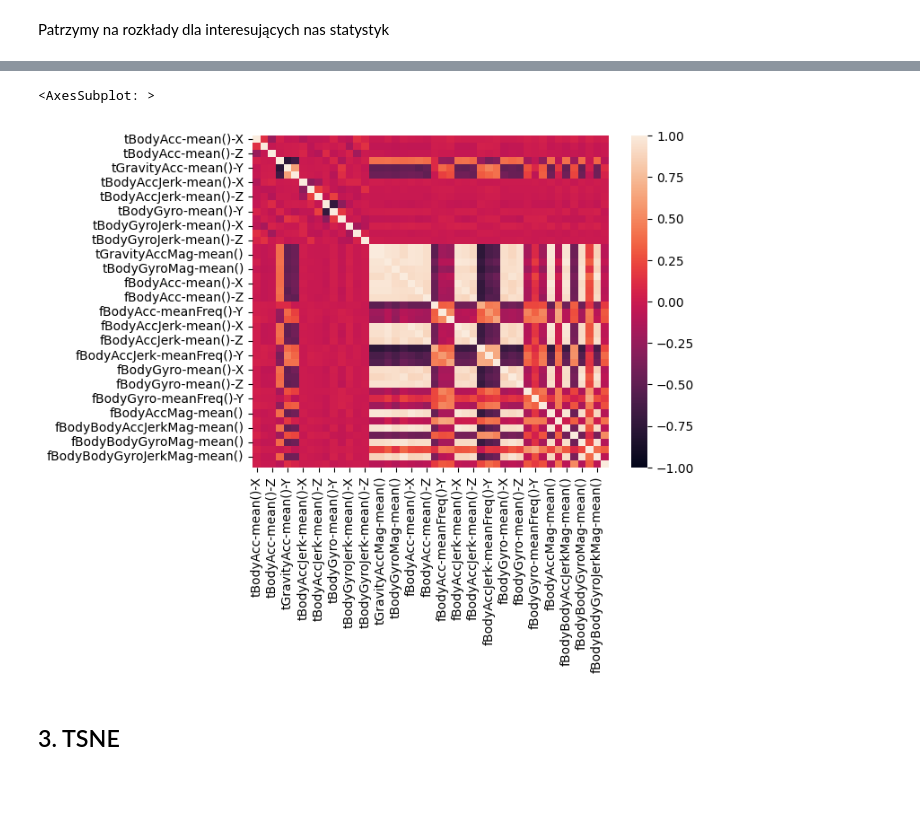
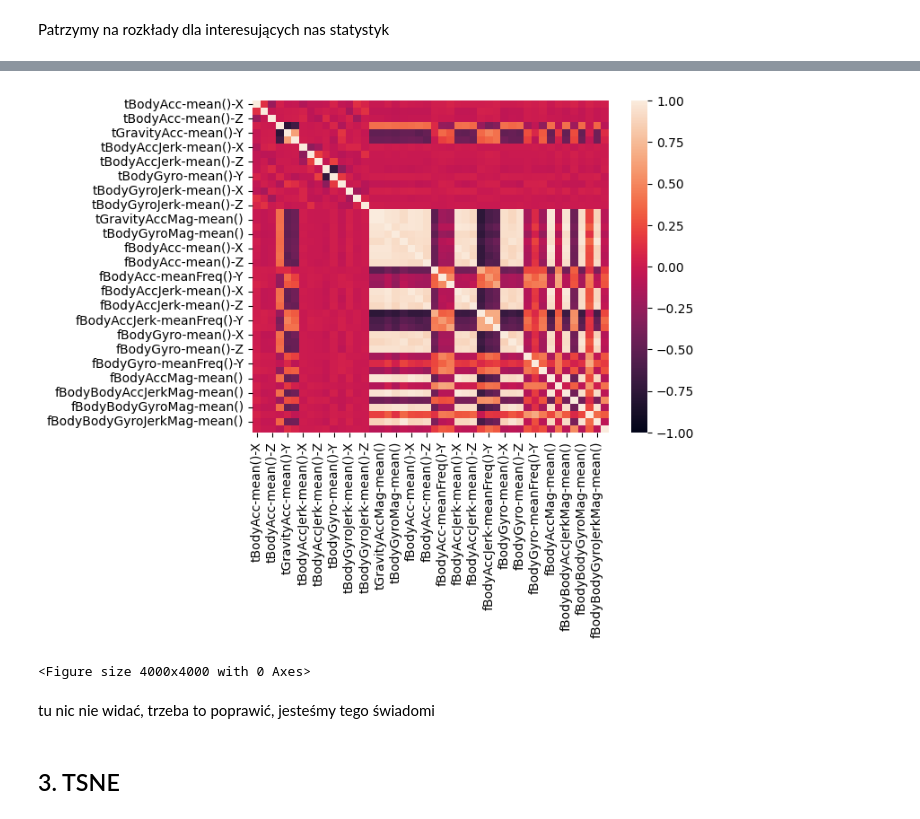
Before and after one commit to DeptuchMateusz/Human-activity-recognition-using-smartphones-clustering, a Jupyter notebook: EDA/EDA.ipynb, the cells around one changed output, grey strips where cells are left out. Drawn from its saved outputs; the diff is of its cells as text; code cells hidden in the pictures; blank space fills up the shorter version.

```diff
--- a/EDA/EDA.ipynb
+++ b/EDA/EDA.ipynb
@@ -174,9 +186,13 @@ array([[<AxesSubplot: title={'center': 'tBodyAcc-mean()-X'}>,
 [figure]
 # %%
 sns.heatmap(data[stat_cols].corr(), vmin=-1, vmax=1)
+plt.figure(figsize=(40,40))
+plt.show()
 # %% [output]
+[figure]
-<AxesSubplot: >
+<Figure size 4000x4000 with 0 Axes>
-[figure]
+# %% [markdown]
+tu nic nie widać, trzeba to poprawić, jesteśmy tego świadomi
 # %% [markdown]
 ## 3. TSNE
 # %%
```
Also changed, not shown: parts of 12 cells of this notebook, 2 other files.
